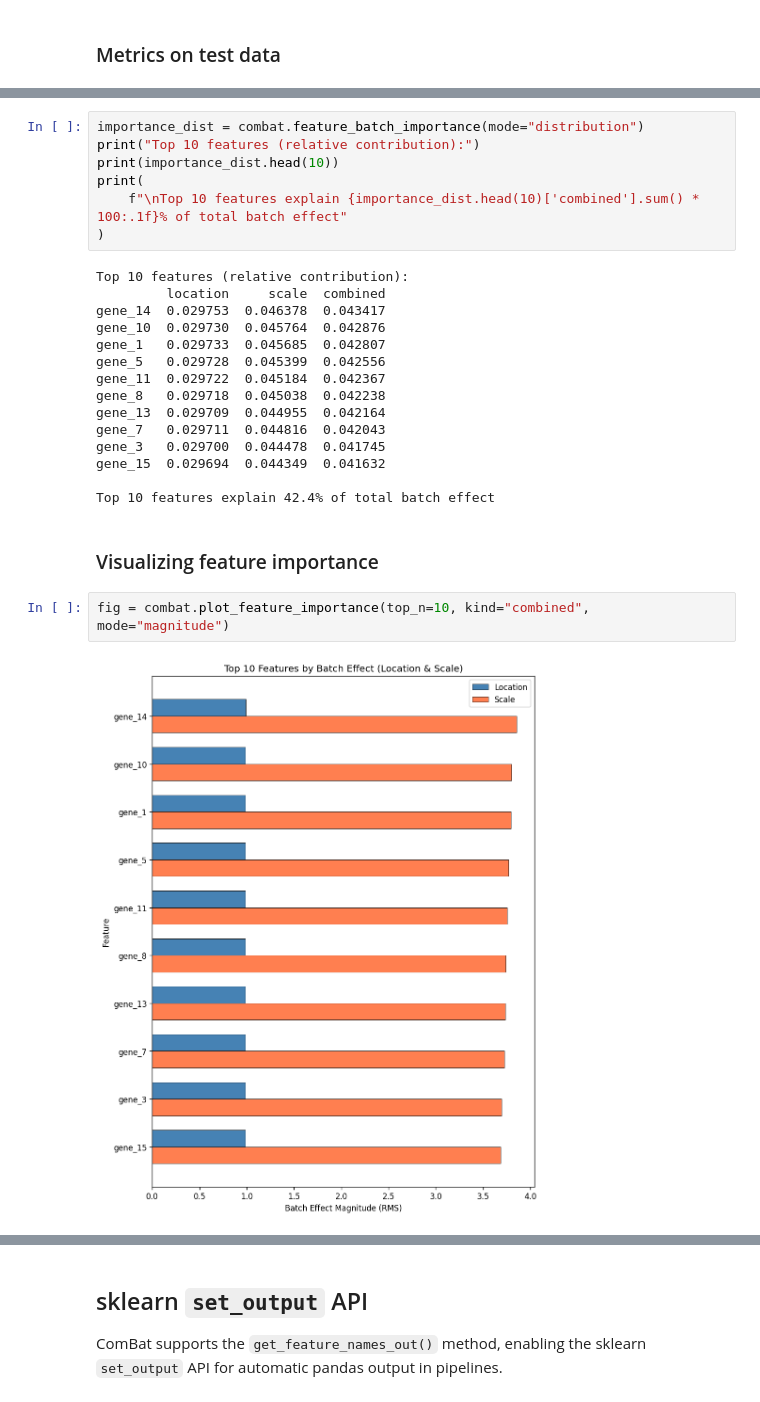
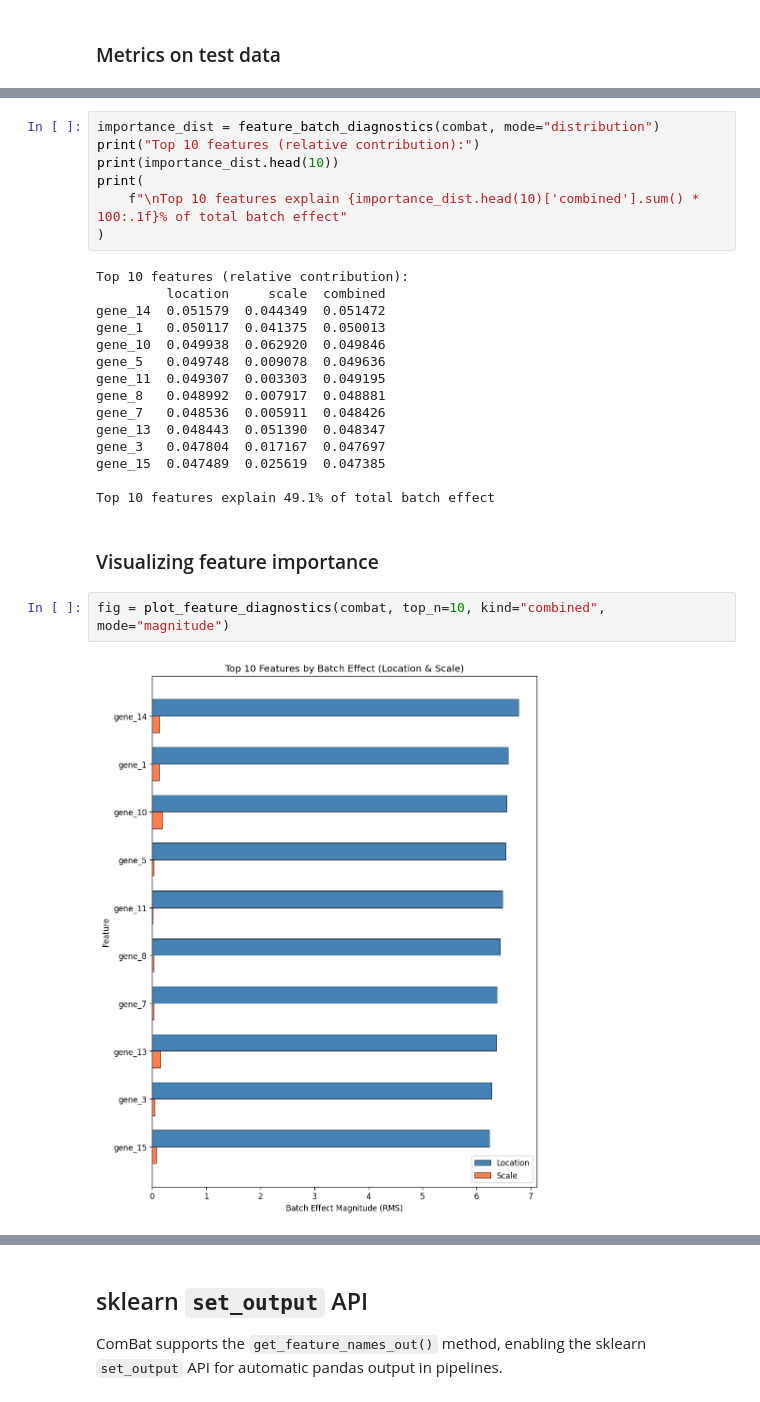
Before and after one commit to EttoreRocchi/combatlearn, a Jupyter notebook: docs/source/demo/combatlearn_demo.ipynb, the cells around one changed output, grey strips where cells are left out. Drawn from its saved outputs; the diff is of its cells as text.

```diff
--- a/docs/source/demo/combatlearn_demo.ipynb
+++ b/docs/source/demo/combatlearn_demo.ipynb
@@ -375,5 +378,5 @@ gene_15  0.985570  3.684408  3.813949
 # %%
-importance_dist = combat.feature_batch_importance(mode="distribution")
+importance_dist = feature_batch_diagnostics(combat, mode="distribution")
 print("Top 10 features (relative contribution):")
 print(importance_dist.head(10))
 print(
@@ -382,22 +385,22 @@ print(
 # %% [output]
 Top 10 features (relative contribution):
          location     scale  combined
-gene_14  0.029753  0.046378  0.043417
-gene_10  0.029730  0.045764  0.042876
-gene_1   0.029733  0.045685  0.042807
-gene_5   0.029728  0.045399  0.042556
-gene_11  0.029722  0.045184  0.042367
-gene_8   0.029718  0.045038  0.042238
-gene_13  0.029709  0.044955  0.042164
-gene_7   0.029711  0.044816  0.042043
-gene_3   0.029700  0.044478  0.041745
-gene_15  0.029694  0.044349  0.041632
+gene_14  0.051579  0.044349  0.051472
+gene_1   0.050117  0.041375  0.050013
+gene_10  0.049938  0.062920  0.049846
+gene_5   0.049748  0.009078  0.049636
+gene_11  0.049307  0.003303  0.049195
+gene_8   0.048992  0.007917  0.048881
+gene_7   0.048536  0.005911  0.048426
+gene_13  0.048443  0.051390  0.048347
+gene_3   0.047804  0.017167  0.047697
+gene_15  0.047489  0.025619  0.047385
 
-Top 10 features explain 42.4% of total batch effect
+Top 10 features explain 49.1% of total batch effect
 # %% [markdown]
 ### Visualizing feature importance
 # %%
-fig = combat.plot_feature_importance(top_n=10, kind="combined", mode="magnitude")
+fig = plot_feature_diagnostics(combat, top_n=10, kind="combined", mode="magnitude")
 # %% [output]
-[figure, old version]
+[figure, new version]
 # %%
```
Also changed, not shown: parts of 27 cells of this notebook, 13 other files.
